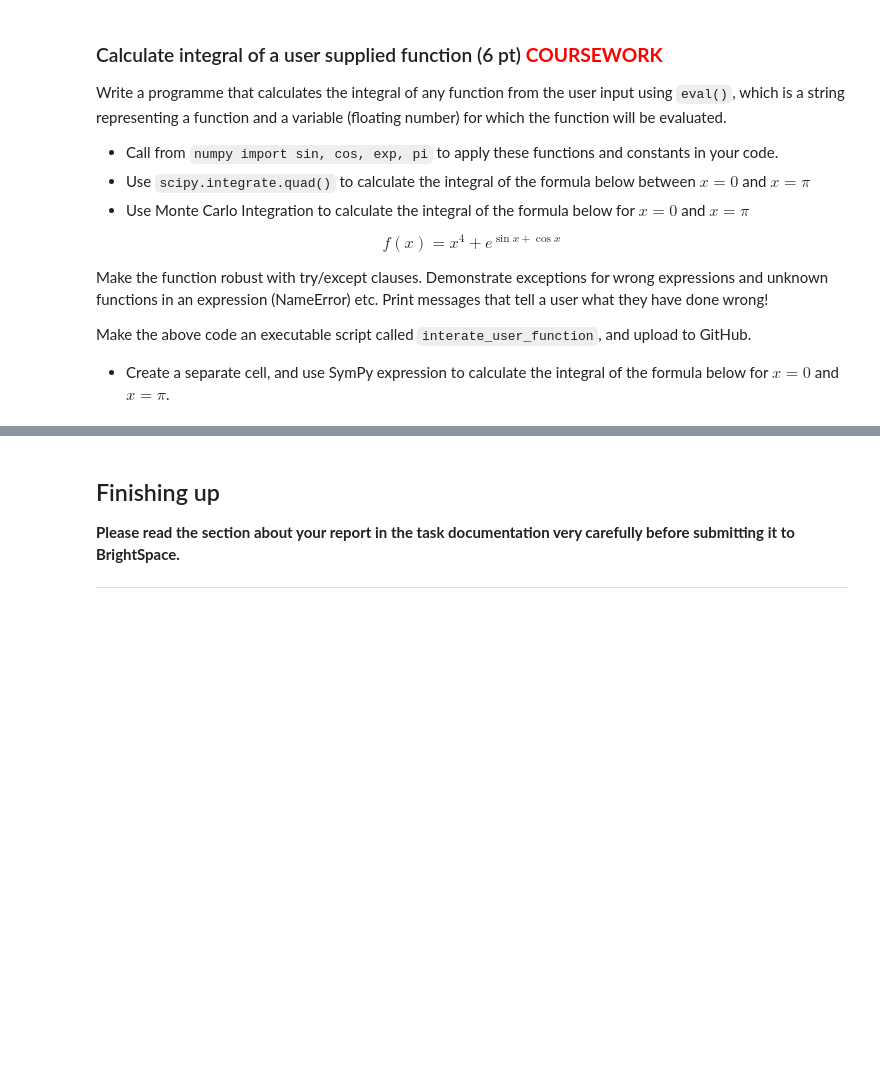
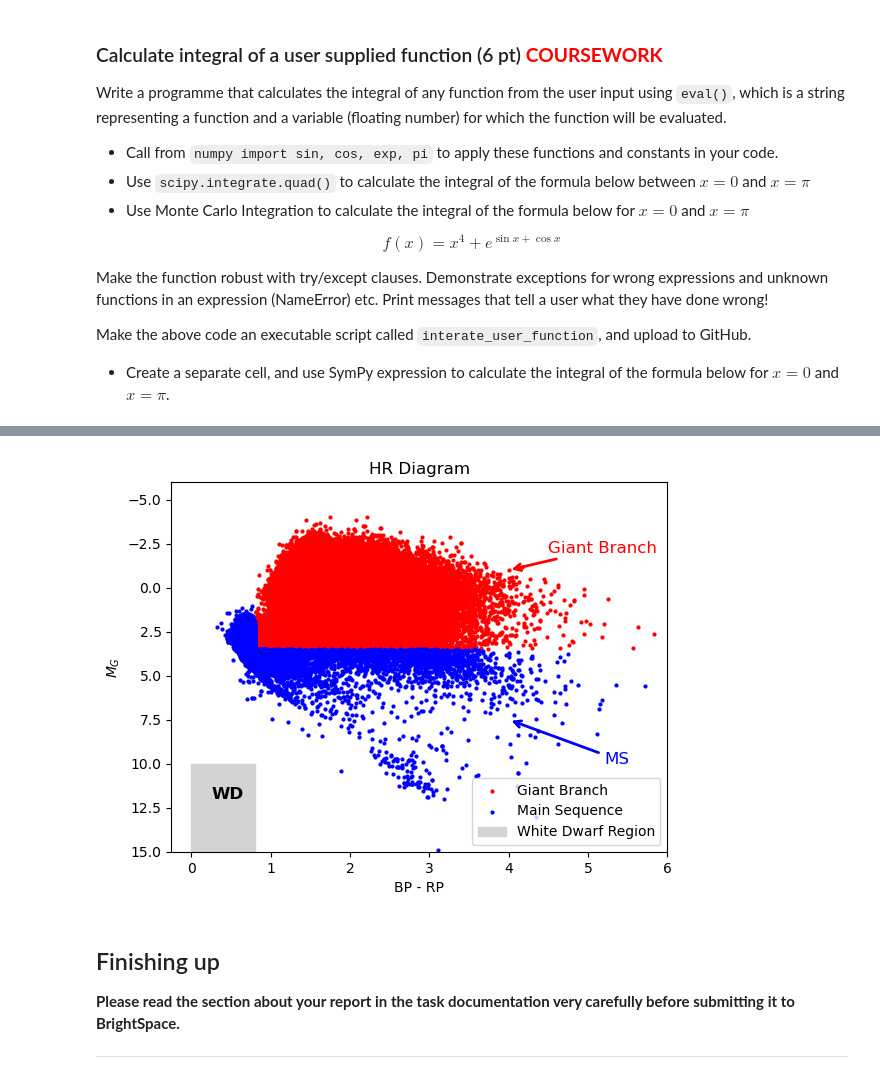
Before and after one commit to lklingens/PROGNUM-repo, a Jupyter notebook: Task4/s6390366_Coursework4.ipynb, the cells around one changed output, grey strips where cells are left out. Saved outputs shown, nothing was run; the diff lists cells and outputs as text; code cells hidden in the pictures; blank space fills up the shorter version.

```diff
--- a/Task4/s6390366_Coursework4.ipynb
+++ b/Task4/s6390366_Coursework4.ipynb
@@ -428,3 +466,86 @@ print(data['STARFLAG'][-10:]) # Print the last 10 elements in the column of "STA
+# %%
+import numpy as np
+import matplotlib.pyplot as plt
+from astropy.io import fits
+
+# Open the FITS file
+hdul = fits.open('APOGEE_stars.fits')
+data = hdul[1].data  # Often, the first extension contains the table
+colnames = hdul[1].columns.names # List of the column names
+
+# Create a mask with the given criteria that can be used to mask the bad data.
+
+mask = (
+    (data['STARFLAG'] == 0) &
+    (data['ASPCAPFLAG'] == 0) &
+    (data['SNR'] > 10) &
+    (data['GAIAEDR3_PARALLAX'] / data['GAIAEDR3_PARALLAX_ERROR'] > 5) &
+    (~np.isnan(data['GAIAEDR3_PHOT_G_MEAN_MAG'])) &
+    (~np.isnan(data['GAIAEDR3_PHOT_BP_MEAN_MAG'])) &
+    (~np.isnan(data['GAIAEDR3_PHOT_RP_MEAN_MAG']))
+)
+
+good_data = data[mask]  # Application of the mask to filter out the good data.
+
+N = len(good_data)  # Length of good_data is how much stars we have in total.
+random_ind = np.random.choice(N, int(0.8*N), replace=False)  # Randomly select 80% of the indices.
+random_data = good_data[random_ind]  # Get the data from the good_data list by the indices.
+
+# Define all needed data for further calculations from the random data.
+
+parallax = random_data['GAIAEDR3_PARALLAX'] # Gaia parallax in milliarcseconds
+m_G = random_data['GAIAEDR3_PHOT_G_MEAN_MAG'] # Apparent G-band magnitude
+BP = random_data['GAIAEDR3_PHOT_BP_MEAN_MAG'] # BP magnitude
+RP = random_data['GAIAEDR3_PHOT_RP_MEAN_MAG'] # RP magnitude
+
+# Calculate colour, distance and absolute magnitude.
+
+colour = BP - RP  # Calculate colour index BP-RP.
+distance = 1000/parallax  # Convert parallax to distance in parsec.
+abs_mag_G = m_G - 5*np.log10(distance)+5  # Absolute G-band magnitude
+
+# Separate the Main Sequence from the Giant branch and the White Dwarfs using masks.
+
+giants_mask = ((abs_mag_G < 3.5) & (colour > 0.8))
+wd_mask = ((abs_mag_G > 10) & (colour <= 0.8))
+MS_mask = ~(giants_mask | wd_mask)  # Everything that does not fit the Giants or White Dwarfs criteria belongs on the Main Sequence.
+
+# Plot the HR-diagram, with color(BP-RP) on the x-axis and absolute magnitude on the y-axis.
+
+plt.scatter(colour[giants_mask], abs_mag_G[giants_mask], s=4, color='red', label='Giant Branch')  # Plot the Giant Branch.
+plt.scatter(colour[MS_mask], abs_mag_G[MS_mask], s=4, color='blue', label='Main Sequence')  # Plot the Main Sequence.
+
+# Plot the White Dwarf region
+
+plt.fill_betweenx([10, 20], 0, 0.8, color='lightgrey', label = 'White Dwarf Region') # Grey rectangle for WD region.
+plt.text(0.25, 12, 'WD', fontsize=12, fontweight='bold')    # Label the box.
+
+# Add arrows and text that point to the Giant Branch and the Main Sequence.
+
+plt.annotate('Giant Branch', xy=(4, -1), xytext=(4.5, -2),
+             color='red', fontsize=12,
+             arrowprops=dict(arrowstyle='->', color='red', lw=2))
+
+plt.annotate('MS', xy=(4, 7.5), xytext=(5.2,10),
+             color='blue', fontsize=12,
+             arrowprops=dict(arrowstyle='->', color='blue', lw=2))
+
+# Set axis limits and invert the y-axis.
+
+plt.xlim(-0.25,6)
+plt.ylim(-6, 15)
+plt.gca().invert_yaxis() # Invert y-axis so that brighter stars appear higher on the diagram.
+
+# Create axis labels and the title.
+
+plt.xlabel('BP - RP')
+plt.ylabel(r'$M_G$')
+plt.title('HR Diagram')
+
+plt.legend(loc='lower right')
+plt.show()
+# %% [output]
+[figure, added]
 # %%
 # Leave unaltered
 totalpoints += 6
```
Also changed, not shown: parts of 8 cells of this notebook, 3 other files.
